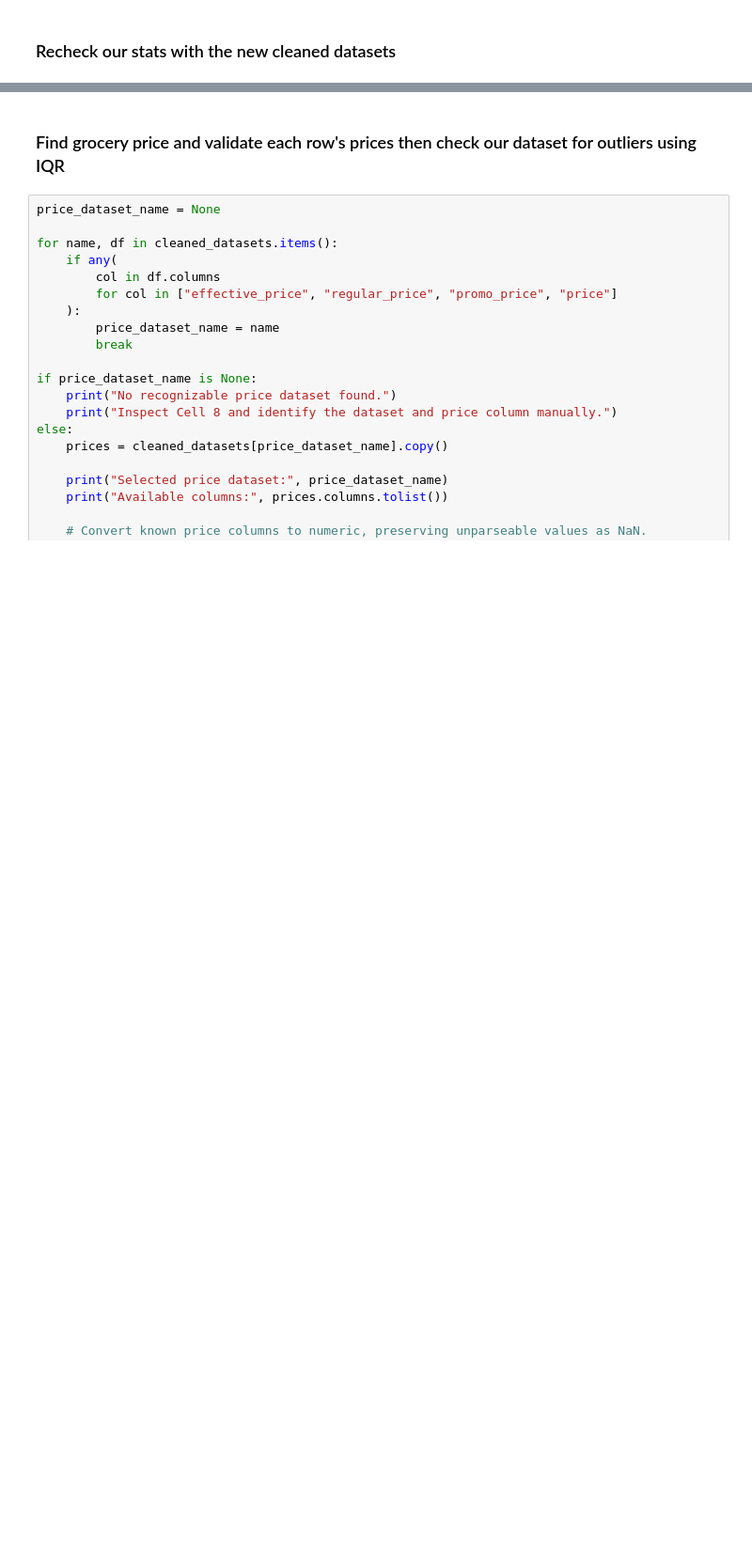
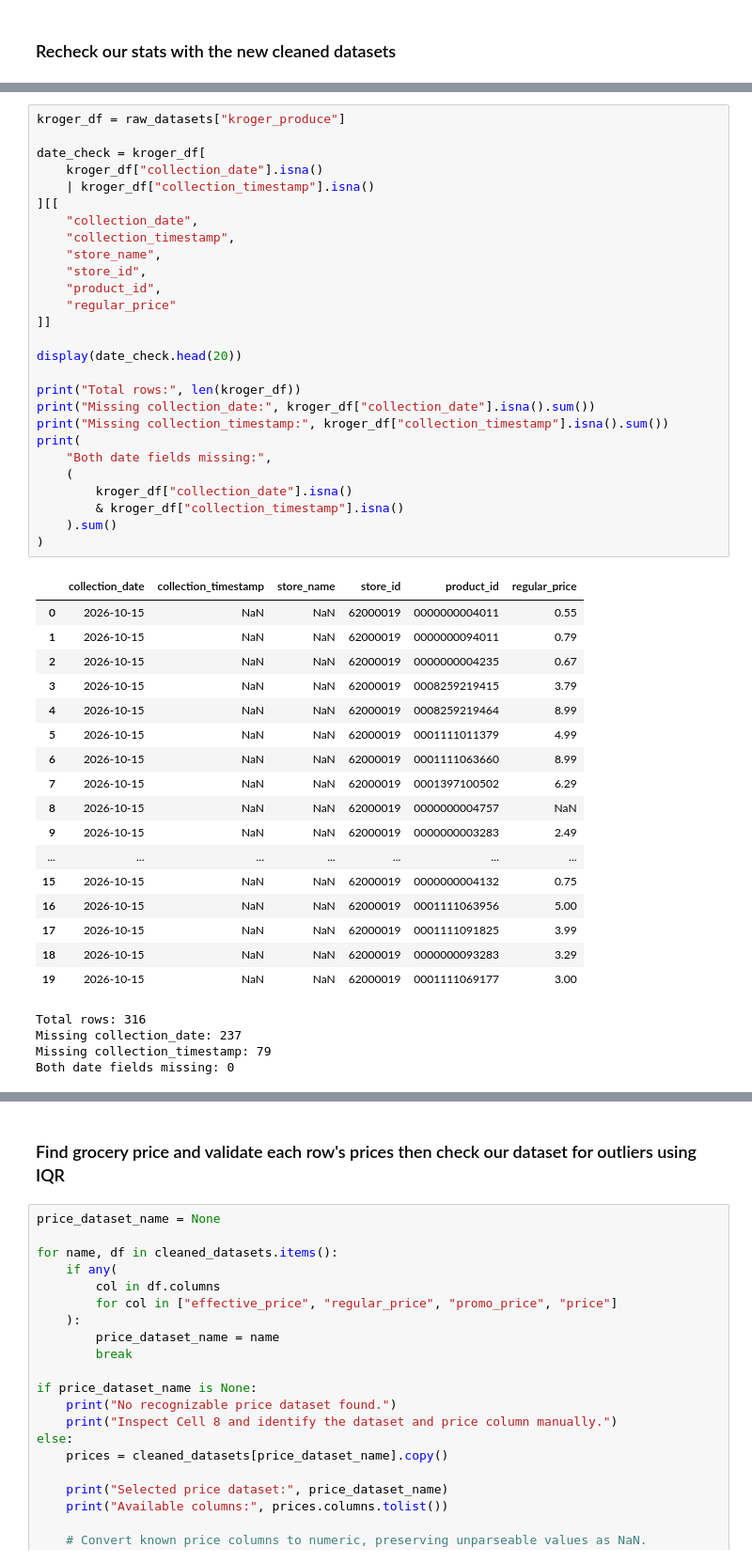
Before and after one commit to BH-Portfolio/produce-recommender, a Jupyter notebook: notebooks/data_collection_preprocessing.ipynb, the cells around one changed output, grey strips where cells are left out. Shown at 94% size. Saved outputs shown, nothing was run; the diff lists cells and outputs as text; blank space fills up the shorter version.

```diff
--- a/notebooks/data_collection_preprocessing.ipynb
+++ b/notebooks/data_collection_preprocessing.ipynb
@@ -561,0 +734,49 @@ quality_summary.to_csv(
+# %%
+kroger_df = raw_datasets["kroger_produce"]
+
+date_check = kroger_df[
+    kroger_df["collection_date"].isna()
+    | kroger_df["collection_timestamp"].isna()
+][[
+    "collection_date",
+    "collection_timestamp",
+    "store_name",
+    "store_id",
+    "product_id",
+    "regular_price"
+]]
+
+display(date_check.head(20))
+
+print("Total rows:", len(kroger_df))
+print("Missing collection_date:", kroger_df["collection_date"].isna().sum())
+print("Missing collection_timestamp:", kroger_df["collection_timestamp"].isna().sum())
+print(
+    "Both date fields missing:",
+    (
+        kroger_df["collection_date"].isna()
+        & kroger_df["collection_timestamp"].isna()
+    ).sum()
+)
+# %% [output]
+|  | collection_date | collection_timestamp | store_name | store_id | product_id | regular_price |
+| 0 | 2026-10-15 | NaN | NaN | 62000019 | 0000000004011 | 0.55 |
+| 1 | 2026-10-15 | NaN | NaN | 62000019 | 0000000094011 | 0.79 |
+| 2 | 2026-10-15 | NaN | NaN | 62000019 | 0000000004235 | 0.67 |
+| 3 | 2026-10-15 | NaN | NaN | 62000019 | 0008259219415 | 3.79 |
+| 4 | 2026-10-15 | NaN | NaN | 62000019 | 0008259219464 | 8.99 |
+| 5 | 2026-10-15 | NaN | NaN | 62000019 | 0001111011379 | 4.99 |
+| 6 | 2026-10-15 | NaN | NaN | 62000019 | 0001111063660 | 8.99 |
+| 7 | 2026-10-15 | NaN | NaN | 62000019 | 0001397100502 | 6.29 |
+| 8 | 2026-10-15 | NaN | NaN | 62000019 | 0000000004757 | NaN |
+| 9 | 2026-10-15 | NaN | NaN | 62000019 | 0000000003283 | 2.49 |
+| ... | ... | ... | ... | ... | ... | ... |
+| 15 | 2026-10-15 | NaN | NaN | 62000019 | 0000000004132 | 0.75 |
+| 16 | 2026-10-15 | NaN | NaN | 62000019 | 0001111063956 | 5.00 |
+| 17 | 2026-10-15 | NaN | NaN | 62000019 | 0001111091825 | 3.99 |
+| 18 | 2026-10-15 | NaN | NaN | 62000019 | 0000000093283 | 3.29 |
+| 19 | 2026-10-15 | NaN | NaN | 62000019 | 0001111069177 | 3.00 |
+Total rows: 316
+Missing collection_date: 237
+Missing collection_timestamp: 79
+Both date fields missing: 0
```
Also changed, not shown: parts of 8 cells of this notebook, 1 other file.
